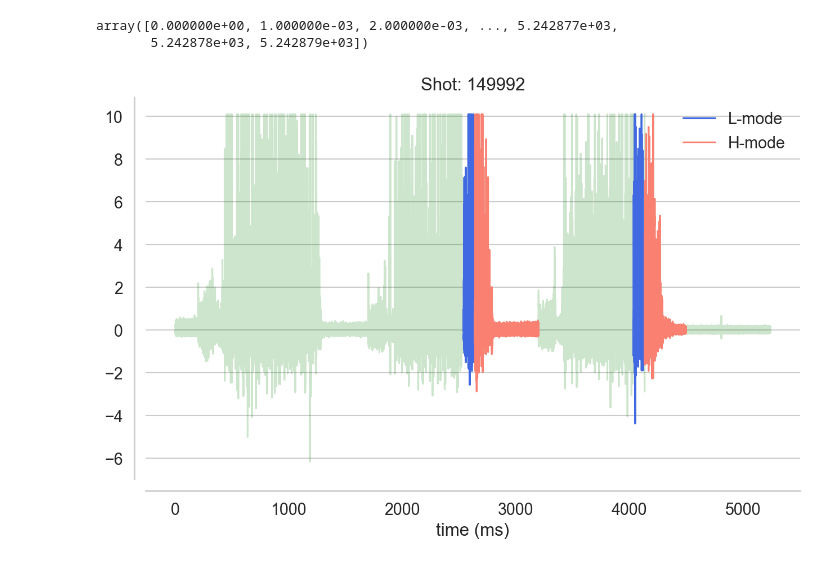
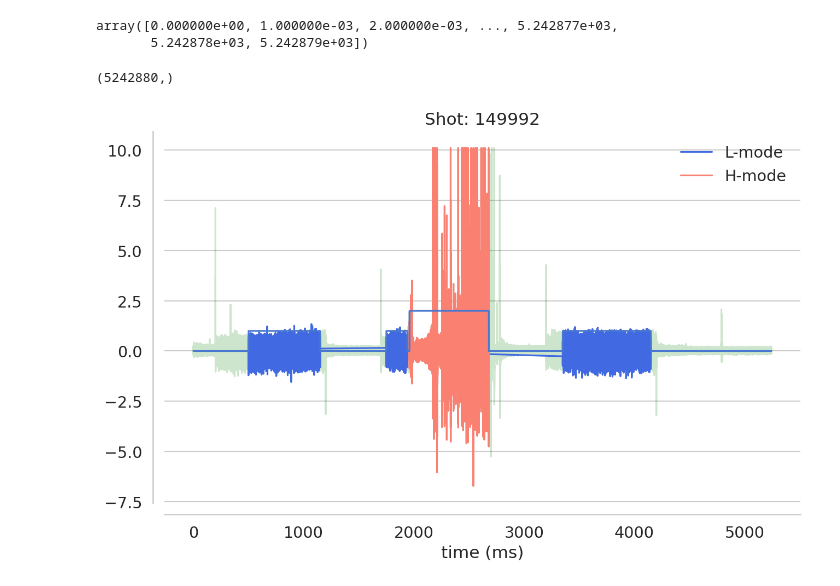
Before and after one commit to PlasmaControl/bes-edgeml-models, a Jupyter notebook: turbulence_regime_classification/notebooks/check_data.ipynb, the cells around one changed output. Saved outputs shown, nothing was run; the diff lists cells and outputs as text; code cells hidden in the pictures.

Commit message:
made classification models

```diff
--- a/turbulence_regime_classification/notebooks/check_data.ipynb
+++ b/turbulence_regime_classification/notebooks/check_data.ipynb
@@ -8,7 +10,10 @@ import seaborn as sns
 
 sns.set_theme('notebook', style='whitegrid', palette='muted', font_scale=1.25)
+# %%
+base_path = Path(os.path.dirname(os.getcwd())) / 'bes-edgeml-models/turbulence_regime_classification/'
+labeled_data = Path(base_path) / 'data/labeled_datasets'
 # %%
-hf = h5py.File('bes_signals_149992.hdf5', 'r')
+hf = h5py.File(labeled_data / 'bes_signals_149995_labeled.hdf5', 'r')
 # %%
 np.array([d for d in hf])
 # %% [output]
@@ -29,18 +34,22 @@ t_shifted
 # %% [output]
 array([0.000000e+00, 1.000000e-03, 2.000000e-03, ..., 5.242877e+03,
        5.242878e+03, 5.242879e+03])
+# %%
+labels = np.array(hf['labels'], dtype=np.int32)
+labels.shape
+# %% [output]
+(5242880,)
 # %%
 plt.figure(figsize=(10, 6), dpi=150)
 plt.plot(t_shifted, signals[21, :], c='green', alpha=0.2)
-plt.plot(t_shifted[2540000:2635000], signals[21, 2540000:2635000], label='L-mode', c='royalblue')
-plt.plot(t_shifted[2638000:3200000], signals[21, 2638000:3200000], label='H-mode', c='salmon')
-plt.plot(t_shifted[4038000:4125000], signals[21, 4038000:4125000], c='royalblue')
-plt.plot(t_shifted[4136000:4500000], signals[21, 4136000:4500000], c='salmon')
+plt.plot(t_shifted[labels == 1], signals[21, labels == 1], label='L-mode', c='royalblue')
+plt.plot(t_shifted[labels == 2], signals[21, labels == 2], label='H-mode', c='salmon')
+plt.plot(t_shifted, labels)
 plt.legend(frameon=False)
 plt.title('Shot: 149992')
 plt.xlabel('time (ms)')
 sns.despine(top=True, right=True, offset=10)
 plt.grid(axis='x')
 plt.show()
 # %% [output]
-[figure, old version]
+[figure, new version]
```
Also changed, not shown: parts of 2 cells of this notebook, 3 other files.
